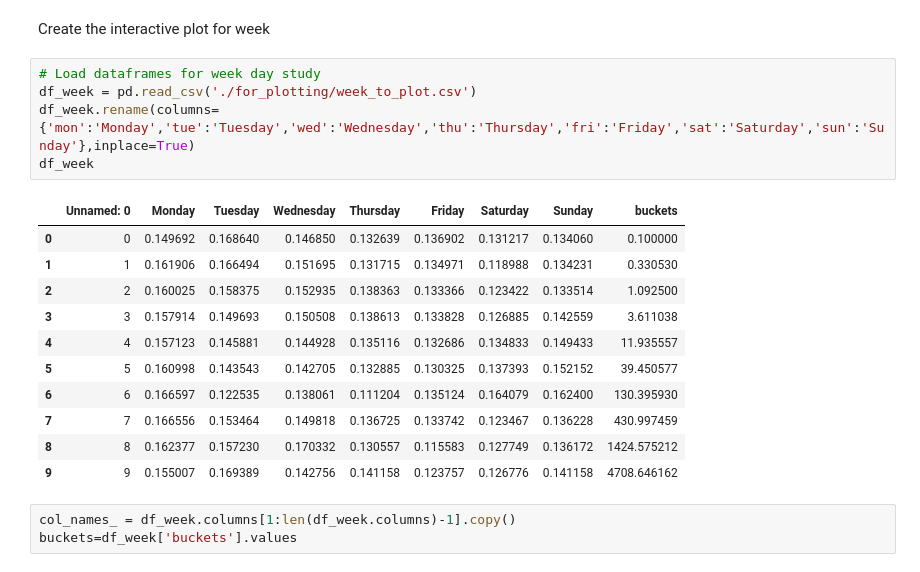
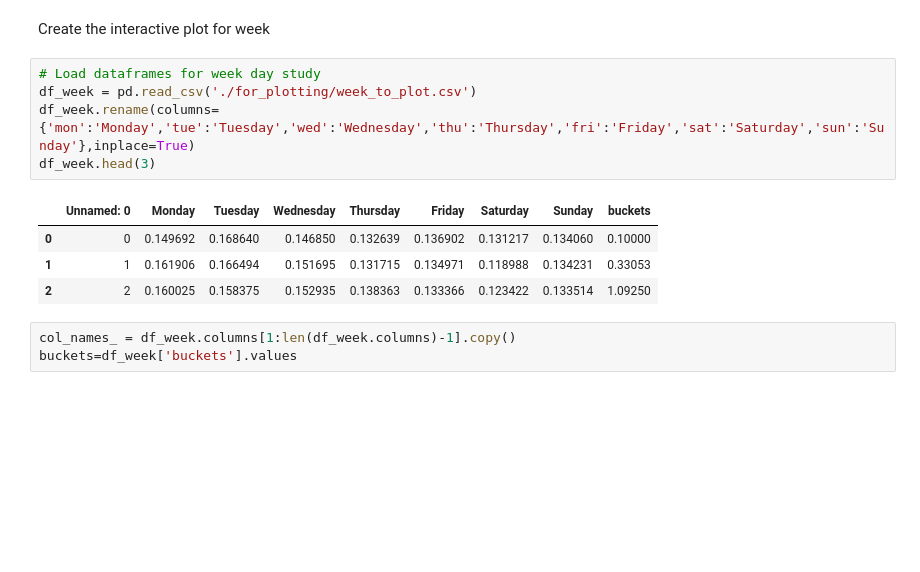
Before and after one commit to epfl-ada/ada-2020-project-milestone-p3-p3_kergagnant, a Jupyter notebook: P4_PartA.ipynb, the cells around one changed output. Saved outputs shown, nothing was run; the diff lists cells and outputs as text; blank space fills up the shorter version.

```diff
--- a/P4_PartA.ipynb
+++ b/P4_PartA.ipynb
@@ -1528,20 +1529,13 @@ Create the interactive plot for week
 # %%
 # Load dataframes for week day study
 df_week = pd.read_csv('./for_plotting/week_to_plot.csv')
 df_week.rename(columns={'mon':'Monday','tue':'Tuesday','wed':'Wednesday','thu':'Thursday','fri':'Friday','sat':'Saturday','sun':'Sunday'},inplace=True)
-df_week
+df_week.head(3)
 # %% [output]
 |  | Unnamed: 0 | Monday | Tuesday | Wednesday | Thursday | Friday | Saturday | Sunday | buckets |
-| 0 | 0 | 0.149692 | 0.168640 | 0.146850 | 0.132639 | 0.136902 | 0.131217 | 0.134060 | 0.100000 |
-| 1 | 1 | 0.161906 | 0.166494 | 0.151695 | 0.131715 | 0.134971 | 0.118988 | 0.134231 | 0.330530 |
-| 2 | 2 | 0.160025 | 0.158375 | 0.152935 | 0.138363 | 0.133366 | 0.123422 | 0.133514 | 1.092500 |
-| 3 | 3 | 0.157914 | 0.149693 | 0.150508 | 0.138613 | 0.133828 | 0.126885 | 0.142559 | 3.611038 |
-| 4 | 4 | 0.157123 | 0.145881 | 0.144928 | 0.135116 | 0.132686 | 0.134833 | 0.149433 | 11.935557 |
-| 5 | 5 | 0.160998 | 0.143543 | 0.142705 | 0.132885 | 0.130325 | 0.137393 | 0.152152 | 39.450577 |
-| 6 | 6 | 0.166597 | 0.122535 | 0.138061 | 0.111204 | 0.135124 | 0.164079 | 0.162400 | 130.395930 |
-| 7 | 7 | 0.166556 | 0.153464 | 0.149818 | 0.136725 | 0.133742 | 0.123467 | 0.136228 | 430.997459 |
-| 8 | 8 | 0.162377 | 0.157230 | 0.170332 | 0.130557 | 0.115583 | 0.127749 | 0.136172 | 1424.575212 |
-| 9 | 9 | 0.155007 | 0.169389 | 0.142756 | 0.141158 | 0.123757 | 0.126776 | 0.141158 | 4708.646162 |
+| 0 | 0 | 0.149692 | 0.168640 | 0.146850 | 0.132639 | 0.136902 | 0.131217 | 0.134060 | 0.10000 |
+| 1 | 1 | 0.161906 | 0.166494 | 0.151695 | 0.131715 | 0.134971 | 0.118988 | 0.134231 | 0.33053 |
+| 2 | 2 | 0.160025 | 0.158375 | 0.152935 | 0.138363 | 0.133366 | 0.123422 | 0.133514 | 1.09250 |
 # %%
 col_names_ = df_week.columns[1:len(df_week.columns)-1].copy()
 buckets=df_week['buckets'].values
```
Also changed, not shown: parts of 7 cells of this notebook, 4 other files.
